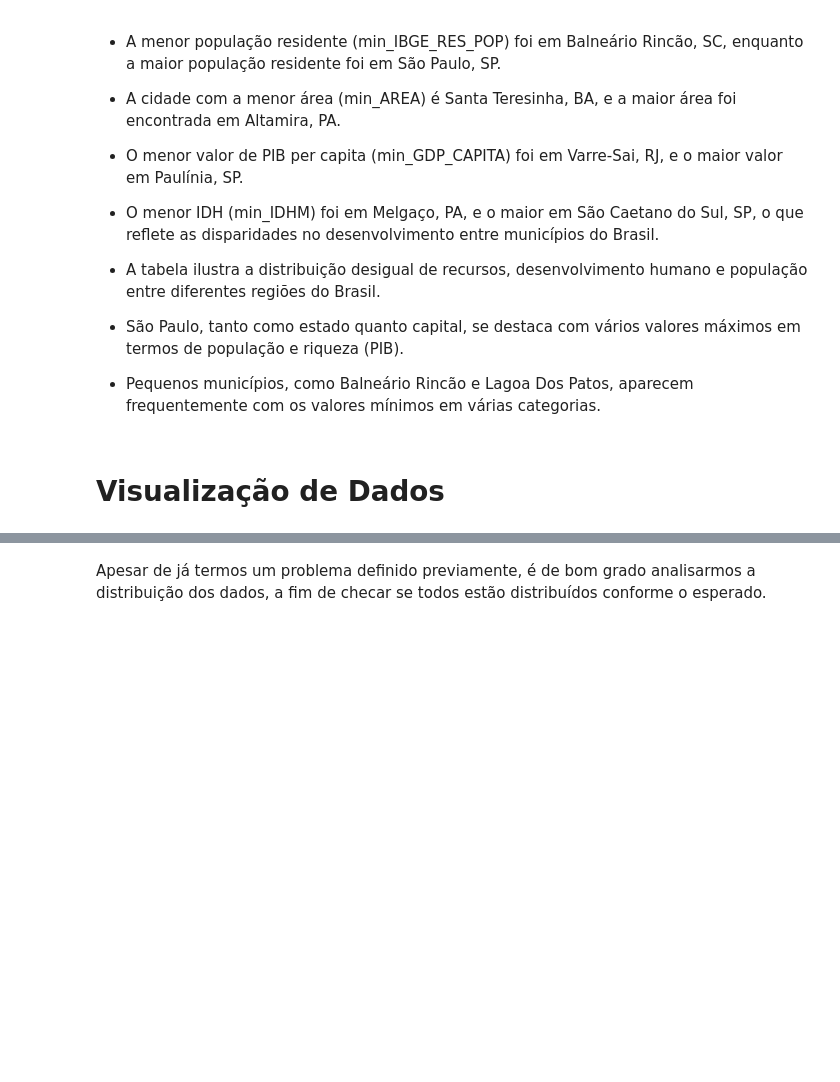
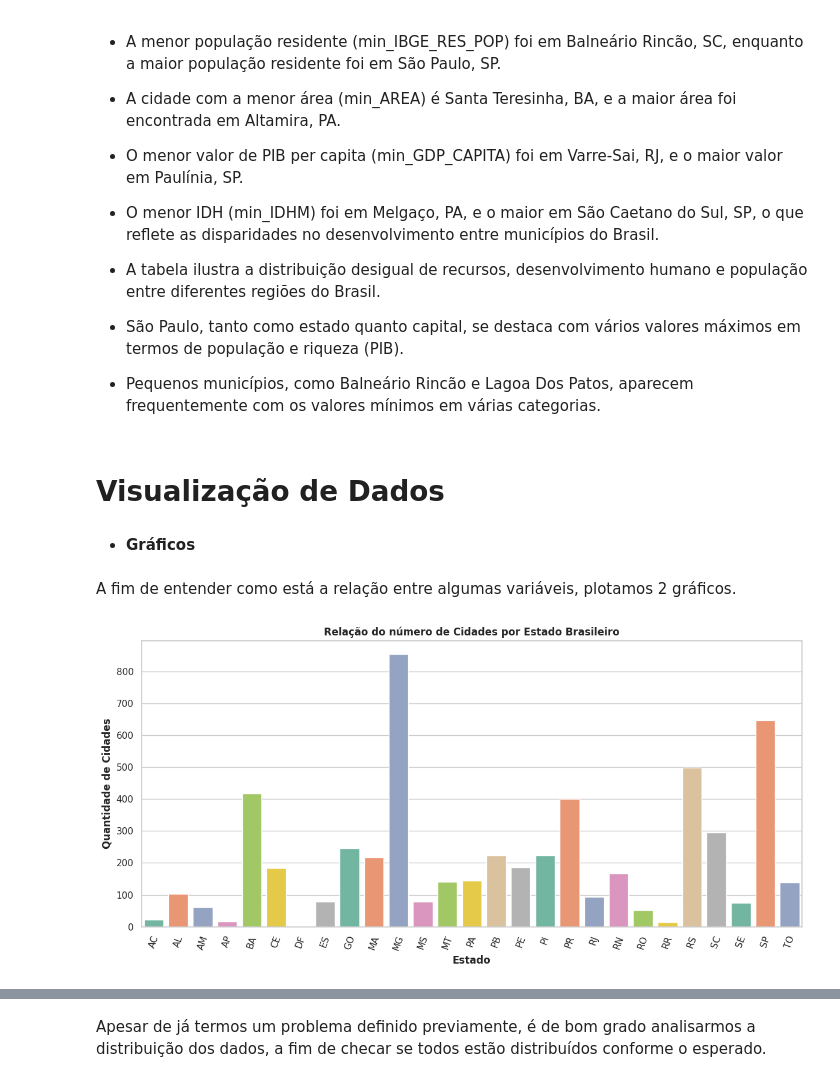
Before and after one commit to bernardosnap/MVP---Sprint-An-lise-de-Dados-e-Boas-Pr-ticas, a Jupyter notebook: Análise_de_Dados_Cidades_Brasileiras.ipynb, the cells around one changed output, grey strips where cells are left out. Drawn from its saved outputs; the diff is of its cells as text; code cells hidden in the pictures; blank space fills up the shorter version.

```diff
--- a/Análise_de_Dados_Cidades_Brasileiras.ipynb
+++ b/Análise_de_Dados_Cidades_Brasileiras.ipynb
@@ -368,3 +343,35 @@ min_max_df
 -  Pequenos municípios, como Balneário Rincão e Lagoa Dos Patos, aparecem frequentemente com os valores mínimos em várias categorias.
 # %% [markdown]
 # Visualização de Dados
+# %% [markdown]
+- **Gráficos**
+# %% [markdown]
+A fim de entender como está a relação entre algumas variáveis, plotamos 2 gráficos.
+# %%
+# Configurar o estilo do gráfico
+sns.set(style="whitegrid")
+palette = sns.color_palette("Set2")
+
+# Agrupando as cidades por estado e contando quantas cidades existem em cada um
+city_count_by_state = cidadesBR.groupby('STATE')['CITY'].count().reset_index()
+
+# Renomeando a coluna para 'City_Count'
+city_count_by_state.rename(columns={'CITY': 'City_Count'}, inplace=True)
+
+# Configurar o estilo do gráfico
+sns.set(style="whitegrid")
+palette = sns.color_palette("Set2")
+
+# Criar gráfico de barras
+plt.figure(figsize=(12, 6))
+sns.barplot(x='STATE', y='City_Count', data=city_count_by_state, palette=palette, width=0.8)
+
+plt.title('Relação do número de Cidades por Estado Brasileiro', fontweight='bold')
+plt.ylabel('Quantidade de Cidades', fontweight='bold')
+plt.xlabel('Estado', fontweight='bold')
+
+plt.xticks(rotation=70)  # Rotacionar os rótulos para melhor visualização
+plt.tight_layout()
+plt.show()
+# %% [output]
+[figure, added]
```
Also changed, not shown: parts of 11 cells of this notebook.
